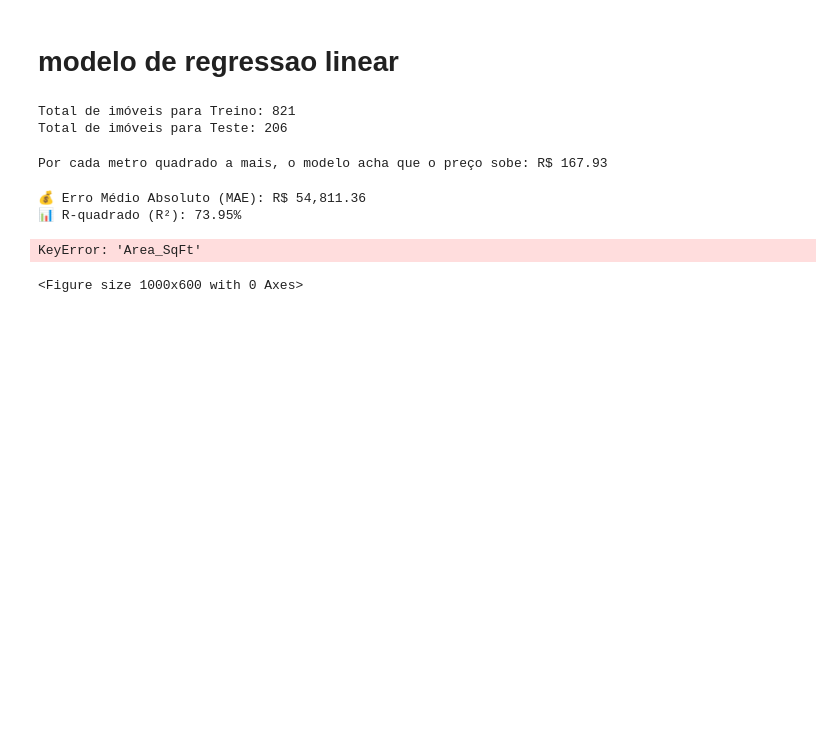
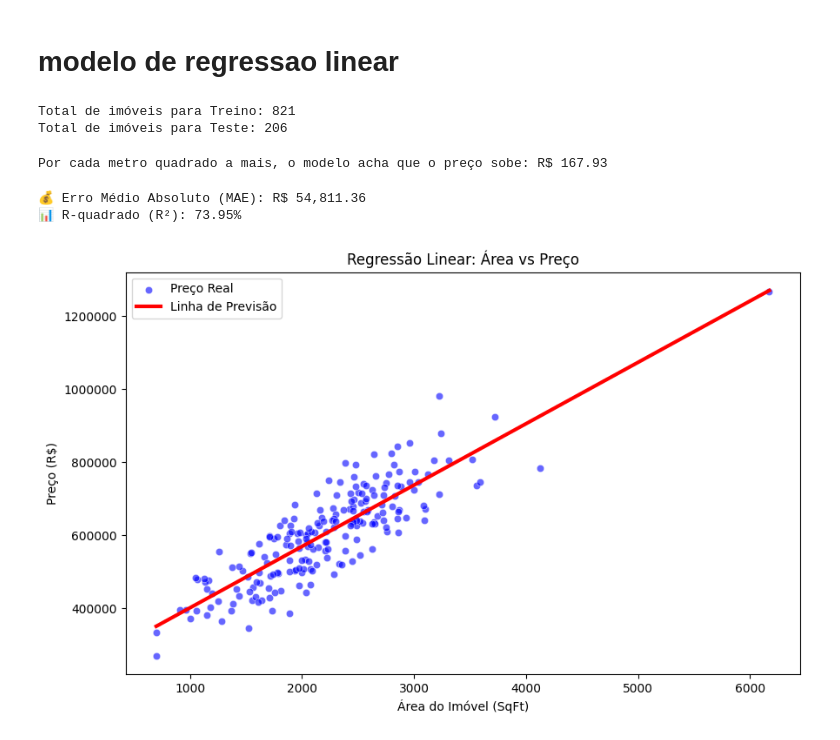
Before and after one commit to e-junior/imobiliary-predictions, a Jupyter notebook: predictions.ipynb, the cells around one changed output. Cells and saved outputs as stored; diff of their text form; code cells hidden in the pictures; blank space fills up the shorter version.

```diff
--- a/predictions.ipynb
+++ b/predictions.ipynb
@@ -61,20 +61,19 @@ print(f"📊 R-quadrado (R²): {r2:.2%}")
 # %%
 plt.figure(figsize=(10, 6))
 
 # 1. Plotando os pontos reais (usamos os dados de teste para ser justo)
 # Os pontos azuis são os preços reais que os imóveis custaram
-sns.scatterplot(x=X_test['Area_SqFt'], y=y_test, color='blue', alpha=0.6, label='Preço Real')
+sns.scatterplot(x=X_test['Area'], y=y_test, color='blue', alpha=0.6, label='Preço Real')
 
 # 2. Plotando a linha de previsão do modelo
 # A linha vermelha representa o que o modelo chuta que o preço vai ser baseado na área
-sns.lineplot(x=X_test['Area_SqFt'], y=y_pred, color='red', linewidth=3, label='Linha de Previsão')
+sns.lineplot(x=X_test['Area'], y=y_pred, color='red', linewidth=3, label='Linha de Previsão')
 
 plt.title('Regressão Linear: Área vs Preço')
 plt.xlabel('Área do Imóvel (SqFt)')
 plt.ylabel('Preço (R$)')
 plt.ticklabel_format(style='plain', axis='y') # Tira a notação científica do eixo Y
 plt.legend()
 plt.show()
 # %% [output]
-KeyError: 'Area_SqFt'
-<Figure size 1000x600 with 0 Axes>
+[figure, added]
```
Also changed, not shown: parts of 2 cells of this notebook, 3 other files.
